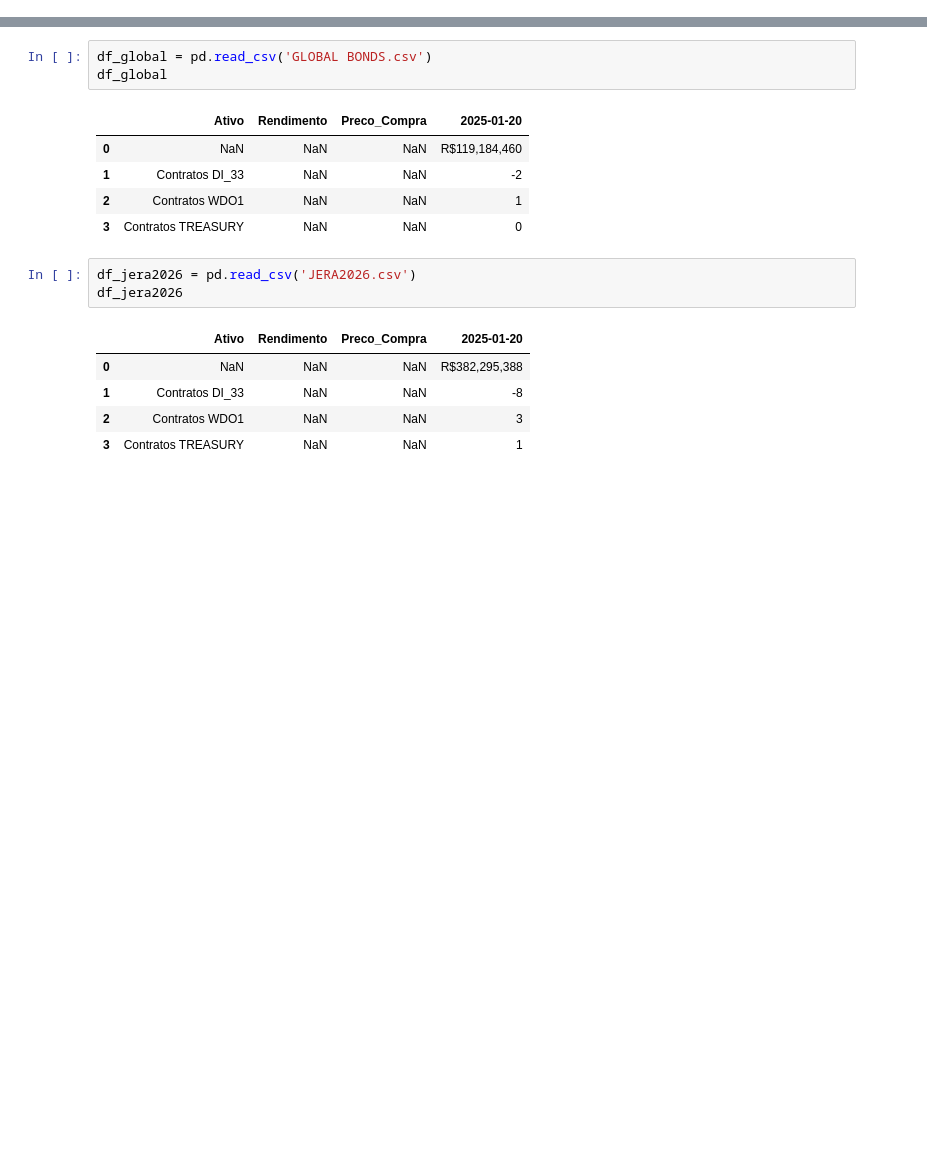
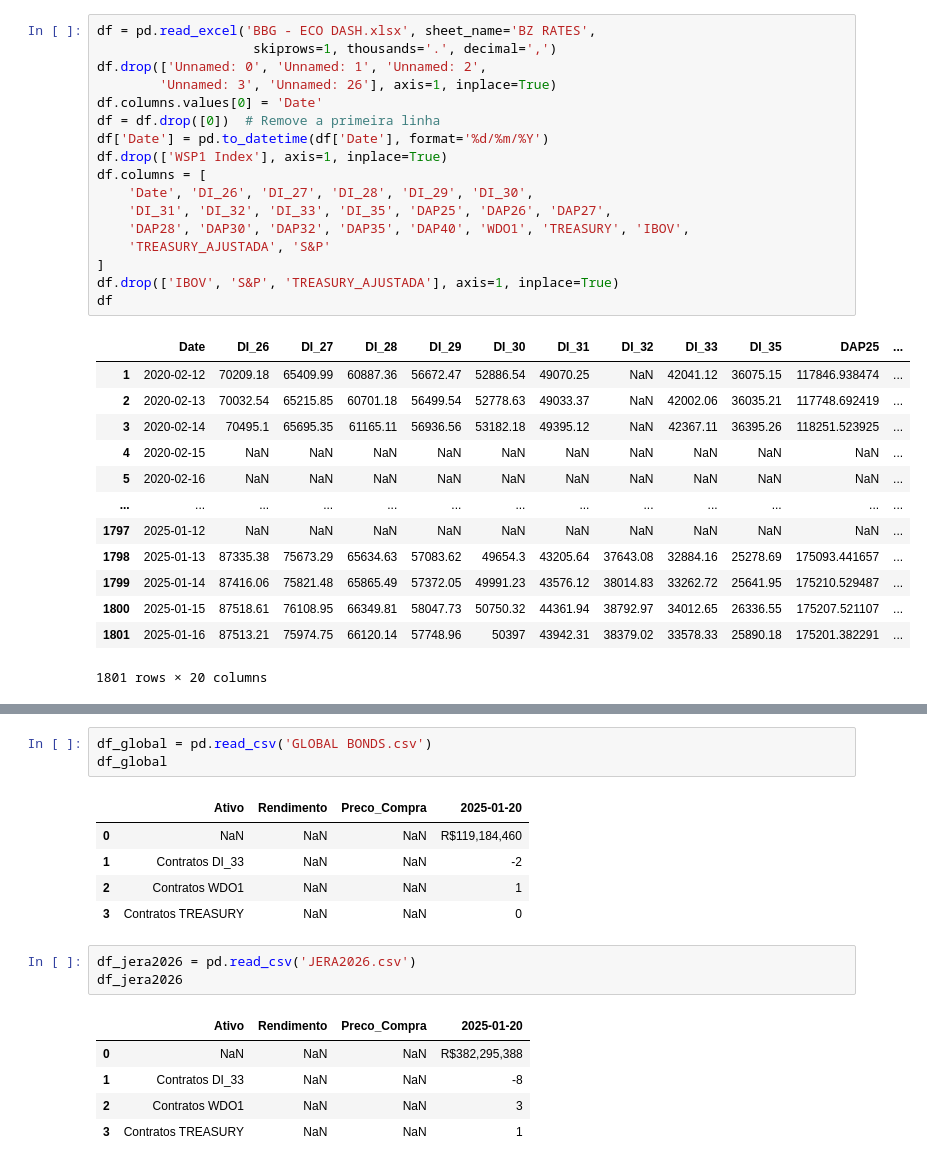
Before and after one commit to AFINVEST/Projeto-Gestao-Risco, a Jupyter notebook: Teste.ipynb, the cells around one changed output, grey strips where cells are left out. Saved outputs shown, nothing was run; the diff lists cells and outputs as text; blank space fills up the shorter version.

```diff
--- a/Teste.ipynb
+++ b/Teste.ipynb
@@ -2,0 +10,31 @@ import pandas as pd
+# %%
+df = pd.read_excel('BBG - ECO DASH.xlsx', sheet_name='BZ RATES',
+                    skiprows=1, thousands='.', decimal=',')
+df.drop(['Unnamed: 0', 'Unnamed: 1', 'Unnamed: 2',
+        'Unnamed: 3', 'Unnamed: 26'], axis=1, inplace=True)
+df.columns.values[0] = 'Date'
+df = df.drop([0])  # Remove a primeira linha
+df['Date'] = pd.to_datetime(df['Date'], format='%d/%m/%Y')
+df.drop(['WSP1 Index'], axis=1, inplace=True)
+df.columns = [
+    'Date', 'DI_26', 'DI_27', 'DI_28', 'DI_29', 'DI_30',
+    'DI_31', 'DI_32', 'DI_33', 'DI_35', 'DAP25', 'DAP26', 'DAP27',
+    'DAP28', 'DAP30', 'DAP32', 'DAP35', 'DAP40', 'WDO1', 'TREASURY', 'IBOV',
+    'TREASURY_AJUSTADA', 'S&P'
+]
+df.drop(['IBOV', 'S&P', 'TREASURY_AJUSTADA'], axis=1, inplace=True)
+df
+# %% [output]
+|  | Date | DI_26 | DI_27 | DI_28 | DI_29 | DI_30 | DI_31 | DI_32 | DI_33 | DI_35 | DAP25 | ... |
+| 1 | 2020-02-12 | 70209.18 | 65409.99 | 60887.36 | 56672.47 | 52886.54 | 49070.25 | NaN | 42041.12 | 36075.15 | 117846.938474 | ... |
+| 2 | 2020-02-13 | 70032.54 | 65215.85 | 60701.18 | 56499.54 | 52778.63 | 49033.37 | NaN | 42002.06 | 36035.21 | 117748.692419 | ... |
+| 3 | 2020-02-14 | 70495.1 | 65695.35 | 61165.11 | 56936.56 | 53182.18 | 49395.12 | NaN | 42367.11 | 36395.26 | 118251.523925 | ... |
+| 4 | 2020-02-15 | NaN | NaN | NaN | NaN | NaN | NaN | NaN | NaN | NaN | NaN | ... |
+| 5 | 2020-02-16 | NaN | NaN | NaN | NaN | NaN | NaN | NaN | NaN | NaN | NaN | ... |
+| ... | ... | ... | ... | ... | ... | ... | ... | ... | ... | ... | ... | ... |
+| 1797 | 2025-01-12 | NaN | NaN | NaN | NaN | NaN | NaN | NaN | NaN | NaN | NaN | ... |
+| 1798 | 2025-01-13 | 87335.38 | 75673.29 | 65634.63 | 57083.62 | 49654.3 | 43205.64 | 37643.08 | 32884.16 | 25278.69 | 175093.441657 | ... |
+| 1799 | 2025-01-14 | 87416.06 | 75821.48 | 65865.49 | 57372.05 | 49991.23 | 43576.12 | 38014.83 | 33262.72 | 25641.95 | 175210.529487 | ... |
+| 1800 | 2025-01-15 | 87518.61 | 76108.95 | 66349.81 | 58047.73 | 50750.32 | 44361.94 | 38792.97 | 34012.65 | 26336.55 | 175207.521107 | ... |
+| 1801 | 2025-01-16 | 87513.21 | 75974.75 | 66120.14 | 57748.96 | 50397 | 43942.31 | 38379.02 | 33578.33 | 25890.18 | 175201.382291 | ... |
+1801 rows × 20 columns
```
Also changed, not shown: parts of 14 cells of this notebook, 18 other files.
